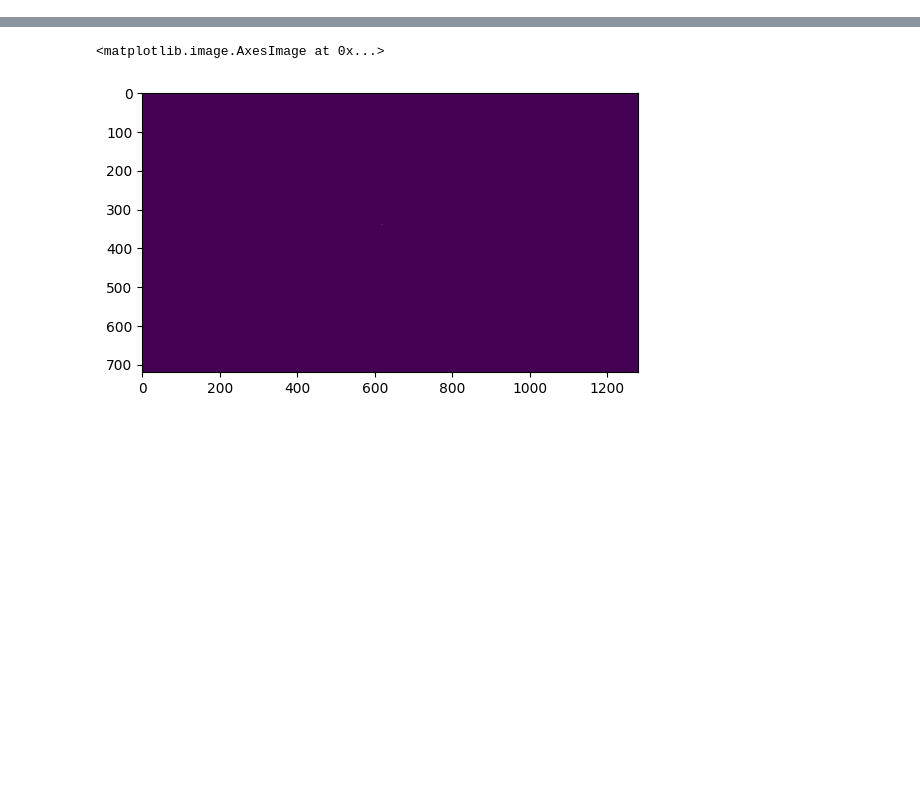
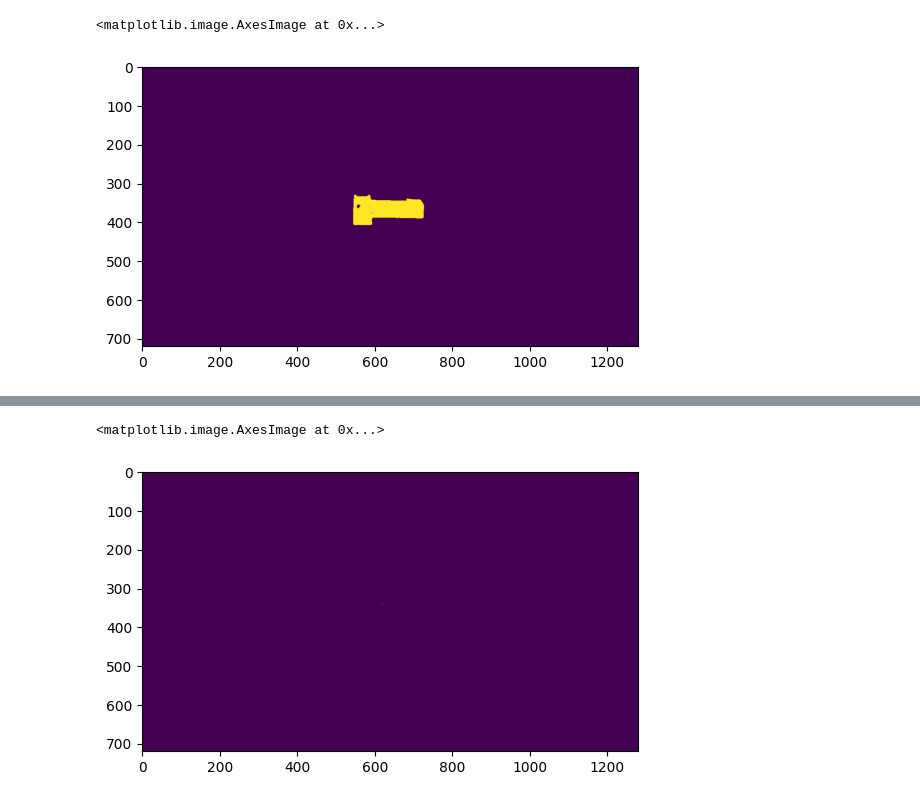
Before and after one commit to DaveLearn/SegmentAnything3D, a Jupyter notebook: scratch.ipynb, the cells around one changed output, grey strips where cells are left out. Saved outputs shown, nothing was run; the diff lists cells and outputs as text; code cells hidden in the pictures; blank space fills up the shorter version.

```diff
--- a/scratch.ipynb
+++ b/scratch.ipynb
@@ -92,0 +86,5 @@ group_mapping.color_to_group_mapping['back']
+# %%
+plt.imshow(round1_group_2['tripodback'] == 0)
+# %% [output]
+<matplotlib.image.AxesImage at 0x...>
+[figure, added]
```
Also changed, not shown: parts of 19 cells of this notebook, 2 other files.
